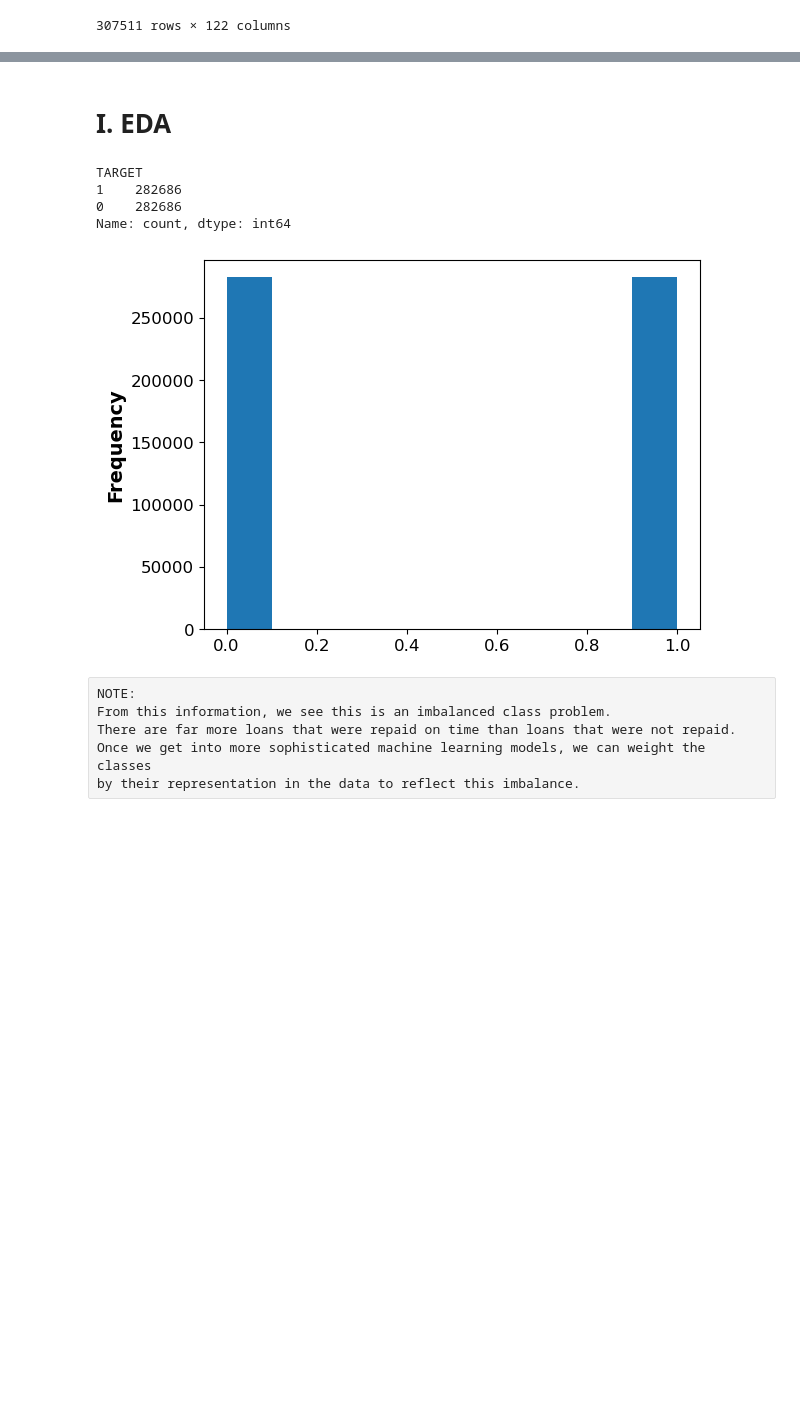
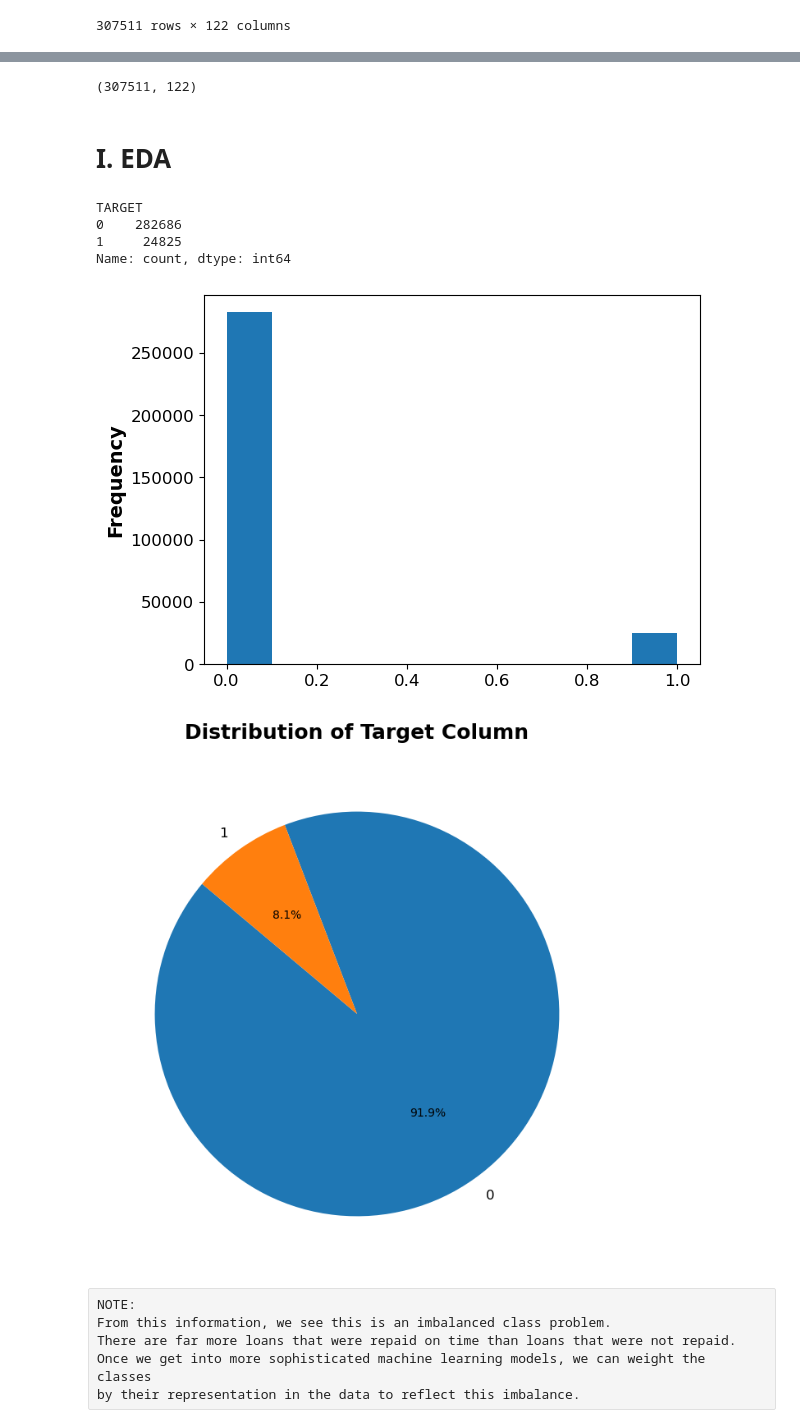
Before and after one commit to Isdinval/OC_PROJET7, a Jupyter notebook: P7_V2.ipynb, the cells around one changed output, grey strips where cells are left out. Saved outputs shown, nothing was run; the diff lists cells and outputs as text; code cells hidden in the pictures; blank space fills up the shorter version.

```diff
--- a/P7_V2.ipynb
+++ b/P7_V2.ipynb
@@ -260,17 +188,31 @@ Duplicate Rows:
+# %%
+df_application_train.shape
+# %% [output]
+(307511, 122)
 # %% [markdown]
 # I. EDA
 # %%
 # ==================================================================================================
-# Examine the Distribution of the Target Column¶
+# Examine the Distribution of the Target Column
 # ==================================================================================================
 display(df_application_train['TARGET'].value_counts())
 df_application_train['TARGET'].astype(int).plot.hist();
+
+# Count the values in the target column
+target_counts = df_application_train['TARGET'].value_counts()
+
+# Plot a pie chart
+plt.figure(figsize=(8, 8))
+plt.pie(target_counts, labels=target_counts.index, autopct='%1.1f%%', startangle=140)
+plt.title('Distribution of Target Column')
+plt.show()
 # %% [output]
 TARGET
-1    282686
 0    282686
+1     24825
 Name: count, dtype: int64
-[figure, old version]
+[figure, new version]
+[figure, added]
 # %% [raw]
 NOTE:
 From this information, we see this is an imbalanced class problem.
```
Also changed, not shown: parts of 106 cells of this notebook, 1 other file.
